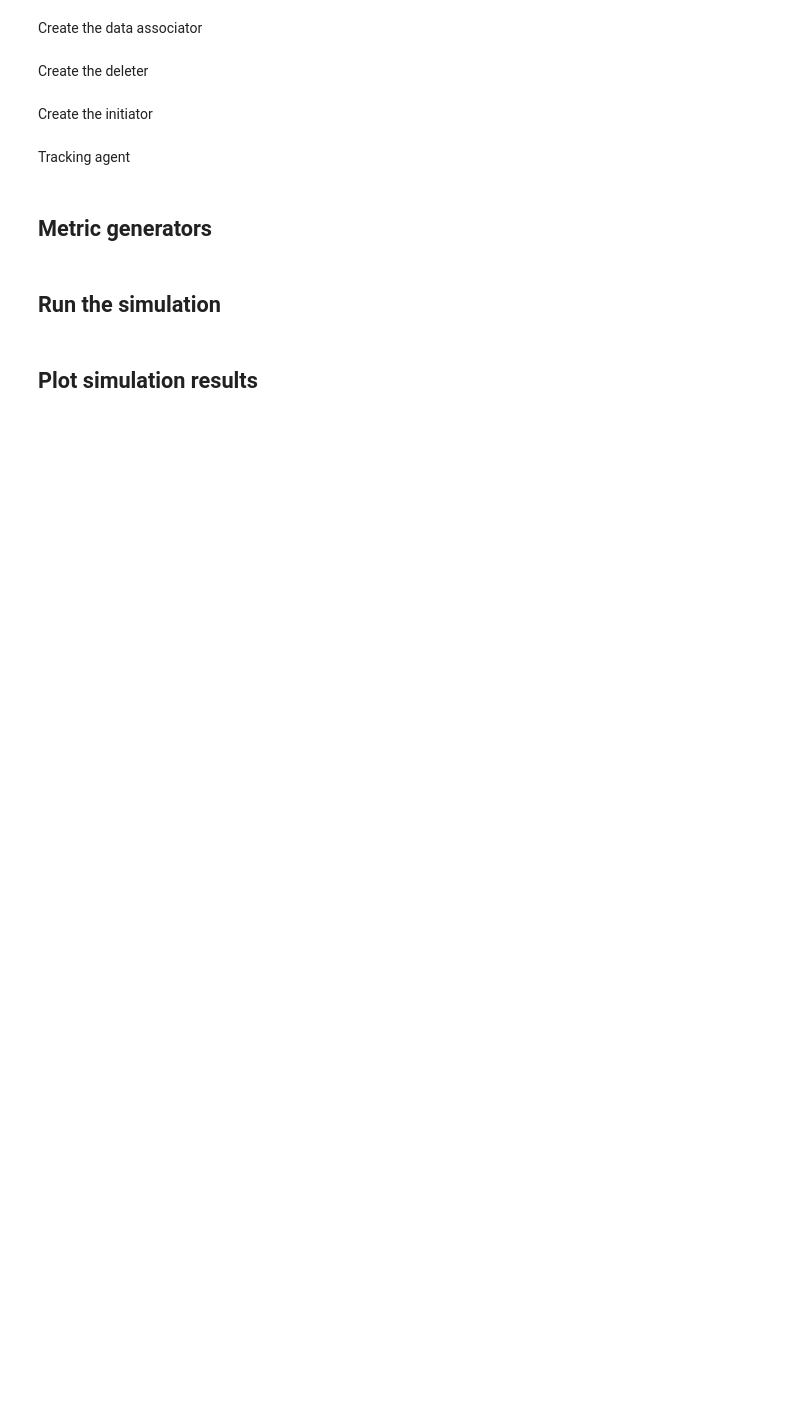
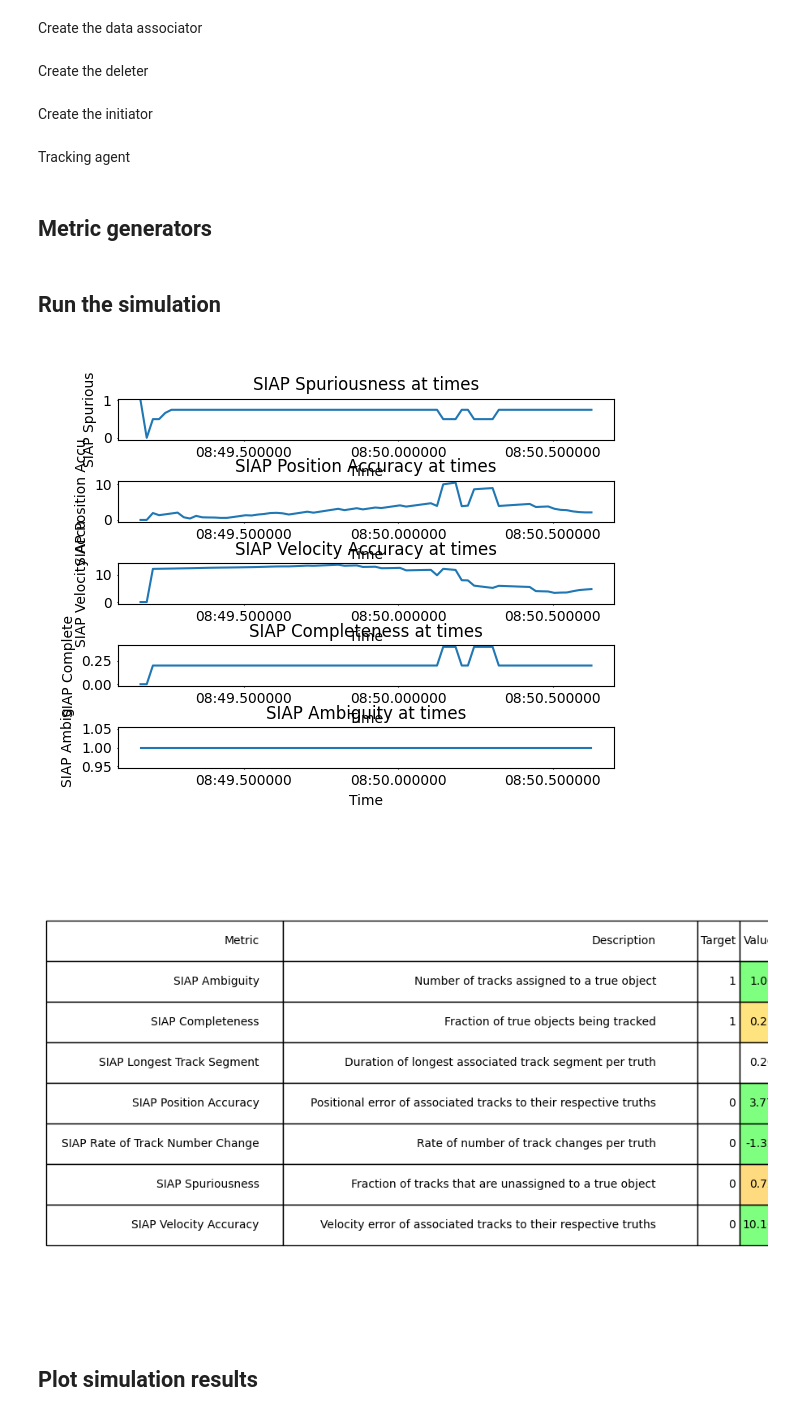
Before and after one commit to ShaneFlandermeyer/mpar-sim, a Jupyter notebook: examples/adaptive_tracking.ipynb, the cells around one changed output. Saved outputs shown, nothing was run; the diff lists cells and outputs as text; code cells hidden in the pictures; blank space fills up the shorter version.

```diff
--- a/examples/adaptive_tracking.ipynb
+++ b/examples/adaptive_tracking.ipynb
@@ -208,6 +208,7 @@ from stonesoup.types.state import StateVector
 import random
 from stonesoup.simulator.simple import MultiTargetGroundTruthSimulator
 from mpar_sim.simulator.simple import MultiTargetScenario
+from mpar_sim.looks.volume_search import VolumeSearchLook
 
 # Set the simulation seed
 seed = np.random.randint(0, 2**32-1)
@@ -230,7 +231,7 @@ scenario = MultiTargetScenario(
     transition_model=transition_model,
     initial_state=initial_state,
     timestep=timedelta(seconds=0),
-    number_steps=500,
+    number_steps=1000,
     birth_rate=0,
     death_probability=0,
     seed=seed,
@@ -269,24 +270,23 @@ for time, truths in scenario:
     detections = radar.measure(current_truths, noise=include_noise)
 
     # Update tracks
-    # confirmed_tracks = track_agent.update_tracks(detections, look.start_time)
+    if len(detections) > 0 or not isinstance(look, VolumeSearchLook):
+      confirmed_tracks = track_agent.update_tracks(detections, look.start_time)
 
     # Update metrics
     all_truths |= truths
-    # all_tracks |= confirmed_tracks
+    all_tracks |= confirmed_tracks
     all_measurements.append(detections)
-    # metric_manager.add_data(
-    #     truths, confirmed_tracks, detections,
-    #     overwrite=False
-    # )
+    metric_manager.add_data(
+        truths, confirmed_tracks, detections,
+        overwrite=False
+    )
 
   ########################################
   # Allocate resources
   ########################################
   # Generate looks from each agent
-  search_looks = []
-  for _ in range(1):
-    search_looks.append(search_agent.act(current_time=scheduler_time))
+  search_looks = search_agent.act(current_time=scheduler_time)
   track_looks = track_agent.act(current_time=scheduler_time)
 
   looks = search_looks + track_looks
@@ -305,32 +305,35 @@ for time, truths in scenario:
 
   scenario.timestep = min_start_time - time
 # %%
-# %matplotlib widget
-# from stonesoup.metricgenerator.metrictables import SIAPTableGenerator
-# import matplotlib.pyplot as plt
+%matplotlib widget
+from stonesoup.metricgenerator.metrictables import SIAPTableGenerator
+import matplotlib.pyplot as plt
 
-# metrics = metric_manager.generate_metrics()
-# siap_averages = {metrics.get(metric) for metric in metrics
-#                  if metric.startswith("SIAP") and not metric.endswith(" at times")}
-# siap_time_based = {metrics.get(metric) for metric in metrics if metric.endswith(' at times')}
+metrics = metric_manager.generate_metrics()
+siap_averages = {metrics.get(metric) for metric in metrics
+                 if metric.startswith("SIAP") and not metric.endswith(" at times")}
+siap_time_based = {metrics.get(metric) for metric in metrics if metric.endswith(' at times')}
 
-# _ = SIAPTableGenerator(siap_averages).compute_metric()
+_ = SIAPTableGenerator(siap_averages).compute_metric()
 
-# fig2, axes = plt.subplots(5)
+fig2, axes = plt.subplots(5)
 
-# fig2.subplots_adjust(hspace=1)
+fig2.subplots_adjust(hspace=1)
 
-# t_siaps = siap_time_based
+t_siaps = siap_time_based
 
-# times = metric_manager.list_timestamps()
+times = metric_manager.list_timestamps()
 
-# for siap, axis in zip(t_siaps, axes):
-#     siap_type = siap.title[:-13]  # remove the ' at timestamp' part
-#     axis.set(title=siap.title, xlabel='Time', ylabel=siap_type)
-#     axis.tick_params(length=1)
-#     axis.plot(times, [t_siap.value for t_siap in siap.value])
+for siap, axis in zip(t_siaps, axes):
+    siap_type = siap.title[:-13]  # remove the ' at timestamp' part
+    axis.set(title=siap.title, xlabel='Time', ylabel=siap_type)
+    axis.tick_params(length=1)
+    axis.plot(times, [t_siap.value for t_siap in siap.value])
 
-# plt.show()
+plt.show()
+# %% [output]
+[figure, added]
+[figure, added]
 # %% [markdown]
 ## Plot simulation results
 # %%
```
Also changed, not shown: parts of 2 cells of this notebook, 2 other files.
